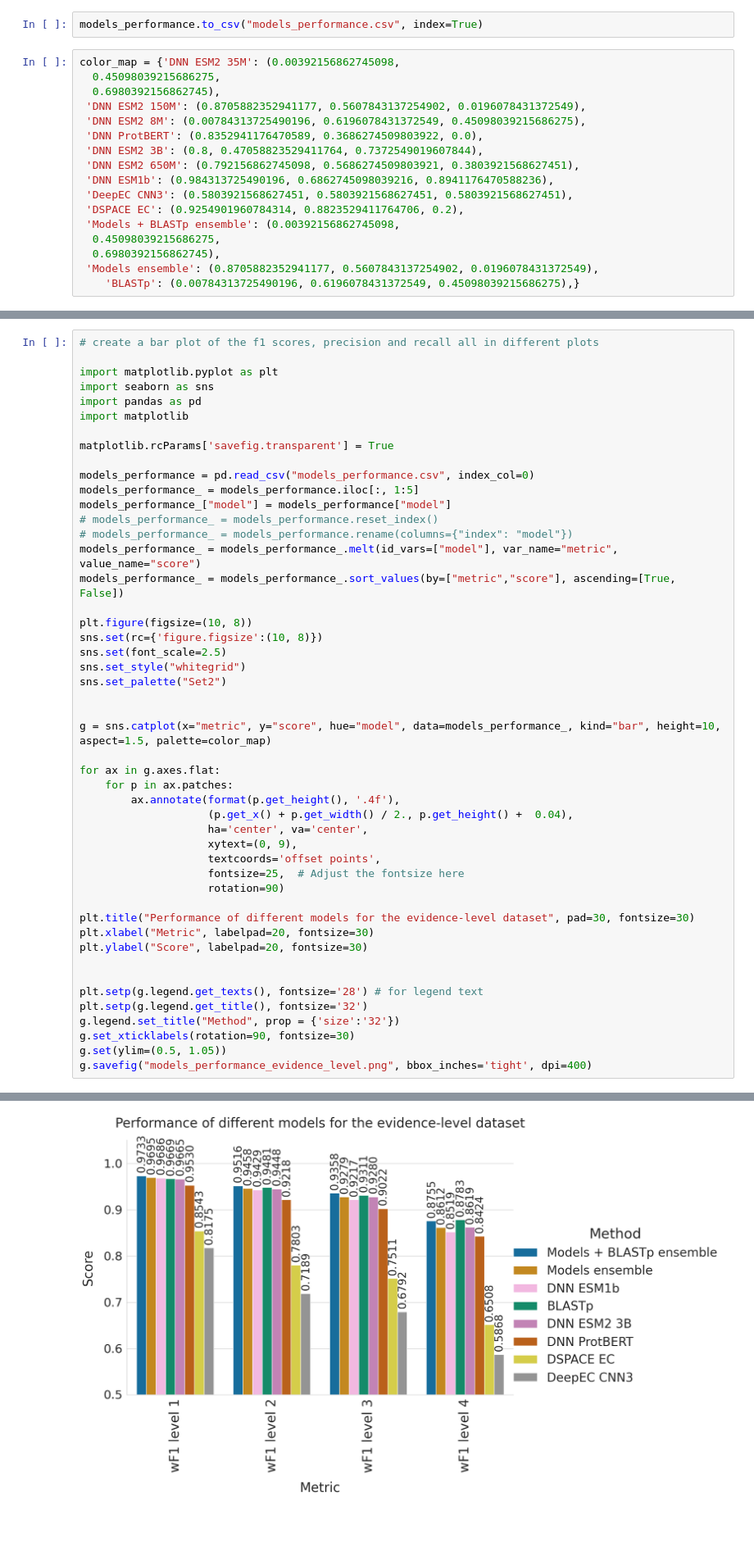
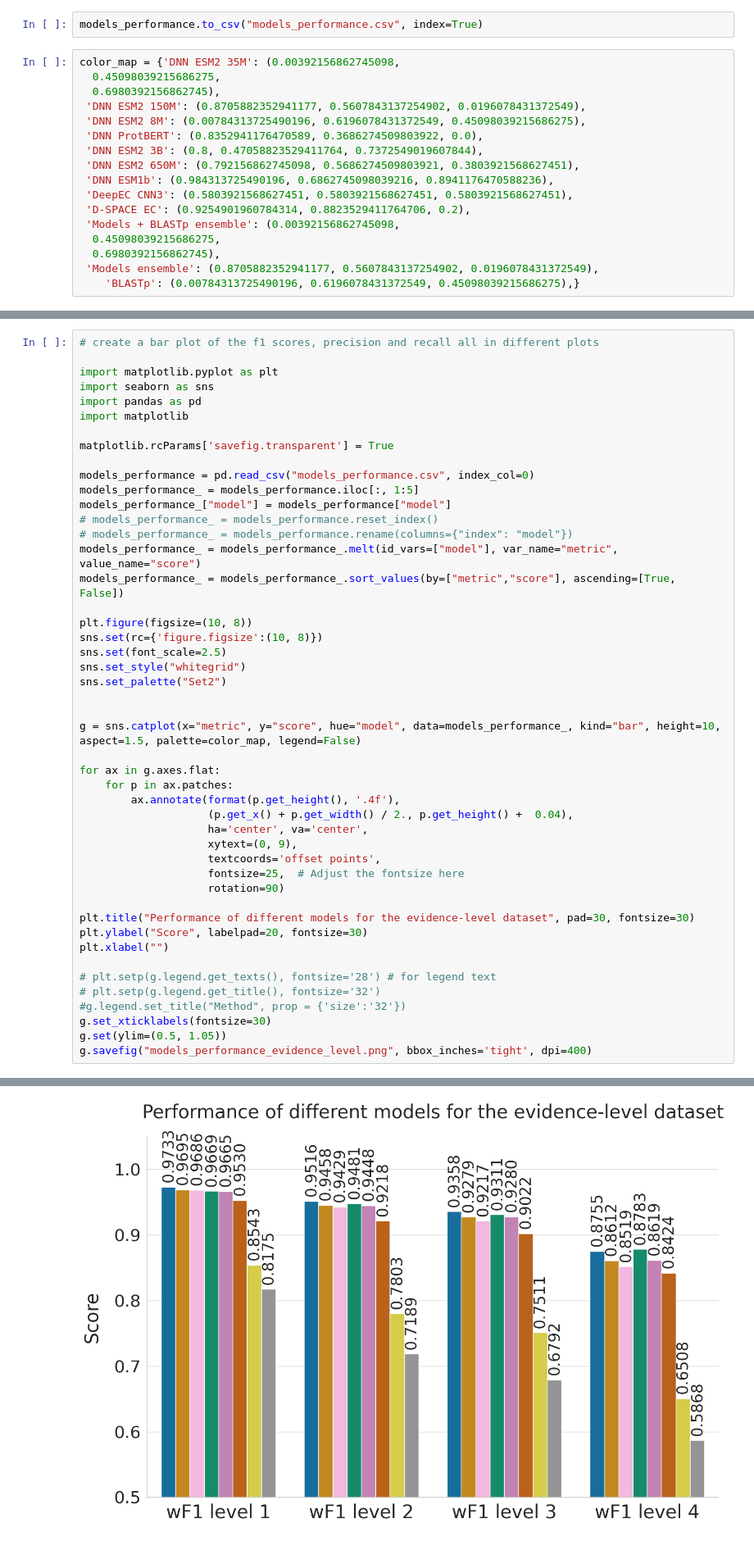
Before and after one commit to jcapels/ec_numbers_prediction, a Jupyter notebook: notebooks/4-test_models_for_other_datasets/4.1-test_evidence_based.ipynb, the cells around one changed output, grey strips where cells are left out. Shown at 82% size. Cells and saved outputs as stored; diff of their text form.

```diff
--- a/notebooks/4-test_models_for_other_datasets/4.1-test_evidence_based.ipynb
+++ b/notebooks/4-test_models_for_other_datasets/4.1-test_evidence_based.ipynb
@@ -345,7 +345,7 @@ color_map = {'DNN ESM2 35M': (0.00392156862745098,
  'DNN ESM2 650M': (0.792156862745098, 0.5686274509803921, 0.3803921568627451),
  'DNN ESM1b': (0.984313725490196, 0.6862745098039216, 0.8941176470588236),
  'DeepEC CNN3': (0.5803921568627451, 0.5803921568627451, 0.5803921568627451),
- 'DSPACE EC': (0.9254901960784314, 0.8823529411764706, 0.2),
+ 'D-SPACE EC': (0.9254901960784314, 0.8823529411764706, 0.2),
  'Models + BLASTp ensemble': (0.00392156862745098,
   0.45098039215686275,
   0.6980392156862745),
@@ -367,38 +387,37 @@ models_performance_["model"] = models_performance["model"]
 # models_performance_ = models_performance.reset_index()
 # models_performance_ = models_performance.rename(columns={"index": "model"})
 models_performance_ = models_performance_.melt(id_vars=["model"], var_name="metric", value_name="score")
 models_performance_ = models_performance_.sort_values(by=["metric","score"], ascending=[True, False])
 
 plt.figure(figsize=(10, 8))
 sns.set(rc={'figure.figsize':(10, 8)})
 sns.set(font_scale=2.5)
 sns.set_style("whitegrid")
 sns.set_palette("Set2")
 
 
-g = sns.catplot(x="metric", y="score", hue="model", data=models_performance_, kind="bar", height=10, aspect=1.5, palette=color_map)
+g = sns.catplot(x="metric", y="score", hue="model", data=models_performance_, kind="bar", height=10, aspect=1.5, palette=color_map, legend=False)
 
 for ax in g.axes.flat:
     for p in ax.patches:
         ax.annotate(format(p.get_height(), '.4f'),
                     (p.get_x() + p.get_width() / 2., p.get_height() +  0.04),
                     ha='center', va='center',
                     xytext=(0, 9),
                     textcoords='offset points',
                     fontsize=25,  # Adjust the fontsize here
                     rotation=90)
 
 plt.title("Performance of different models for the evidence-level dataset", pad=30, fontsize=30)
-plt.xlabel("Metric", labelpad=20, fontsize=30)
 plt.ylabel("Score", labelpad=20, fontsize=30)
+plt.xlabel("")
 
-
-plt.setp(g.legend.get_texts(), fontsize='28') # for legend text
-plt.setp(g.legend.get_title(), fontsize='32')
-g.legend.set_title("Method", prop = {'size':'32'})
-g.set_xticklabels(rotation=90, fontsize=30)
+# plt.setp(g.legend.get_texts(), fontsize='28') # for legend text
+# plt.setp(g.legend.get_title(), fontsize='32')
+#g.legend.set_title("Method", prop = {'size':'32'})
+g.set_xticklabels(fontsize=30)
 g.set(ylim=(0.5, 1.05))
 g.savefig("models_performance_evidence_level.png", bbox_inches='tight', dpi=400)
 # %% [output]
 <Figure size 1000x800 with 0 Axes>
-[figure, old version]
+[figure, new version]
```
Also changed, not shown: parts of 2 cells of this notebook, 21 other files.
